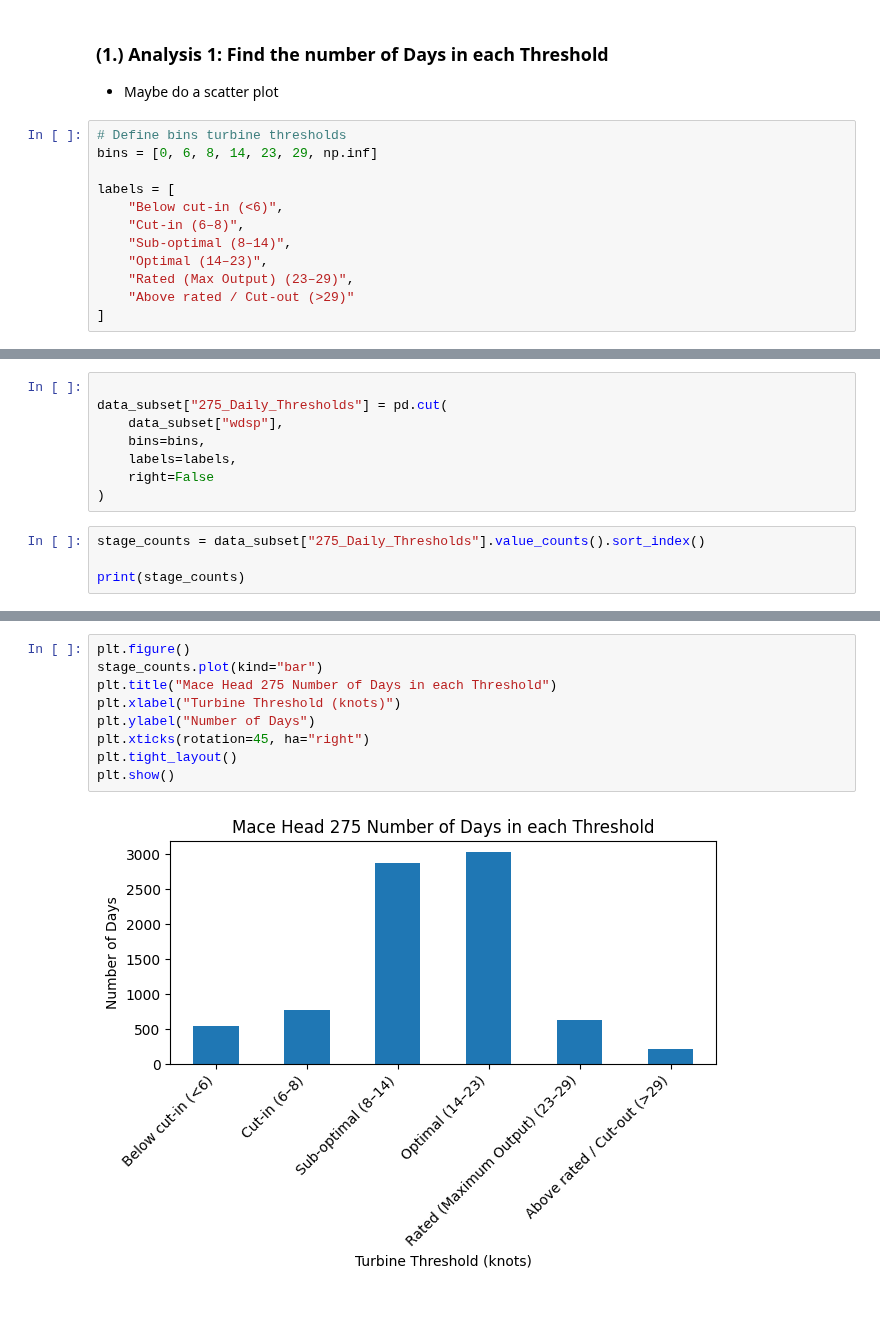
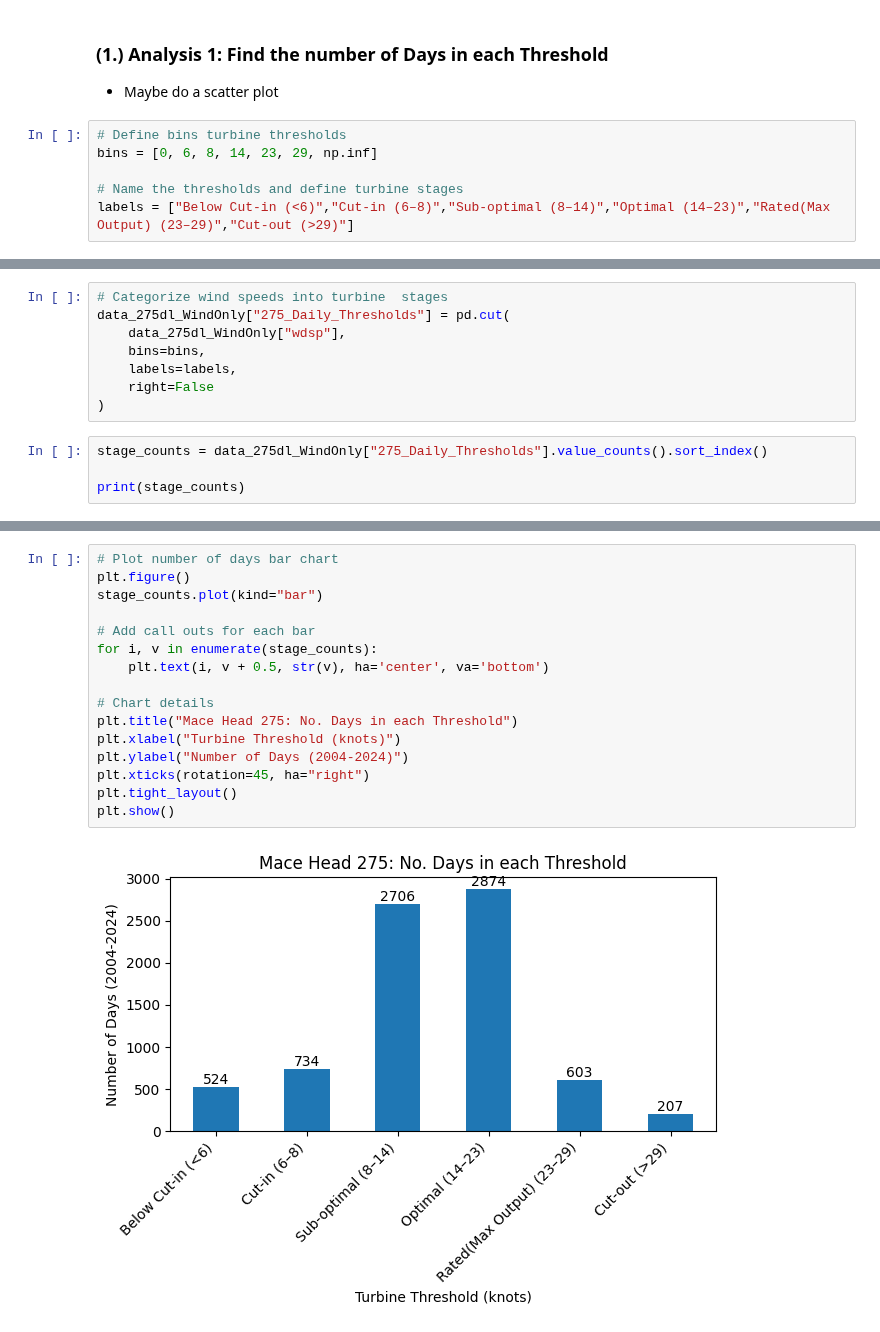
Before and after one commit to PectenMaximus/PFDA_2025_Project-, a Jupyter notebook: Project.ipynb, the cells around one changed output, grey strips where cells are left out. Cells and saved outputs as stored; diff of their text form.

Commit message:
Exploring Energy Outputs

```diff
--- a/Project.ipynb
+++ b/Project.ipynb
@@ -649,11 +649,5 @@ Wind Data Subset:
 # Define bins turbine thresholds
 bins = [0, 6, 8, 14, 23, 29, np.inf]
 
-labels = [
-    "Below cut-in (<6)",
-    "Cut-in (6–8)",
-    "Sub-optimal (8–14)",
-    "Optimal (14–23)",
-    "Rated (Max Output) (23–29)",
-    "Above rated / Cut-out (>29)"
-]
+# Name the thresholds and define turbine stages
+labels = ["Below Cut-in (<6)","Cut-in (6–8)","Sub-optimal (8–14)","Optimal (14–23)","Rated(Max Output) (23–29)","Cut-out (>29)"]
@@ -660,13 +674,13 @@ labels = [
 # %%
-
-data_subset["275_Daily_Thresholds"] = pd.cut(
-    data_subset["wdsp"],
+# Categorize wind speeds into turbine  stages
+data_275dl_WindOnly["275_Daily_Thresholds"] = pd.cut(
+    data_275dl_WindOnly["wdsp"],
     bins=bins,
     labels=labels,
     right=False
 )
 # %%
-stage_counts = data_subset["275_Daily_Thresholds"].value_counts().sort_index()
+stage_counts = data_275dl_WindOnly["275_Daily_Thresholds"].value_counts().sort_index()
 
 print(stage_counts)
 # %% [output]
@@ -680,15 +694,22 @@ Above rated / Cut-out (>29)        215
 Name: count, dtype: int64
 # %%
+# Plot number of days bar chart
 plt.figure()
 stage_counts.plot(kind="bar")
-plt.title("Mace Head 275 Number of Days in each Threshold")
+
+# Add call outs for each bar
+for i, v in enumerate(stage_counts):
+    plt.text(i, v + 0.5, str(v), ha='center', va='bottom')
+
+# Chart details
+plt.title("Mace Head 275: No. Days in each Threshold")
 plt.xlabel("Turbine Threshold (knots)")
-plt.ylabel("Number of Days")
+plt.ylabel("Number of Days (2004-2024)")
 plt.xticks(rotation=45, ha="right")
 plt.tight_layout()
 plt.show()
 # %% [output]
-[figure, old version]
+[figure, new version]
 # %%
 # Calculate percentage of days in each stage
 stage_percent = stage_counts / stage_counts.sum() * 100
```
Also changed, not shown: parts of 11 cells of this notebook.
